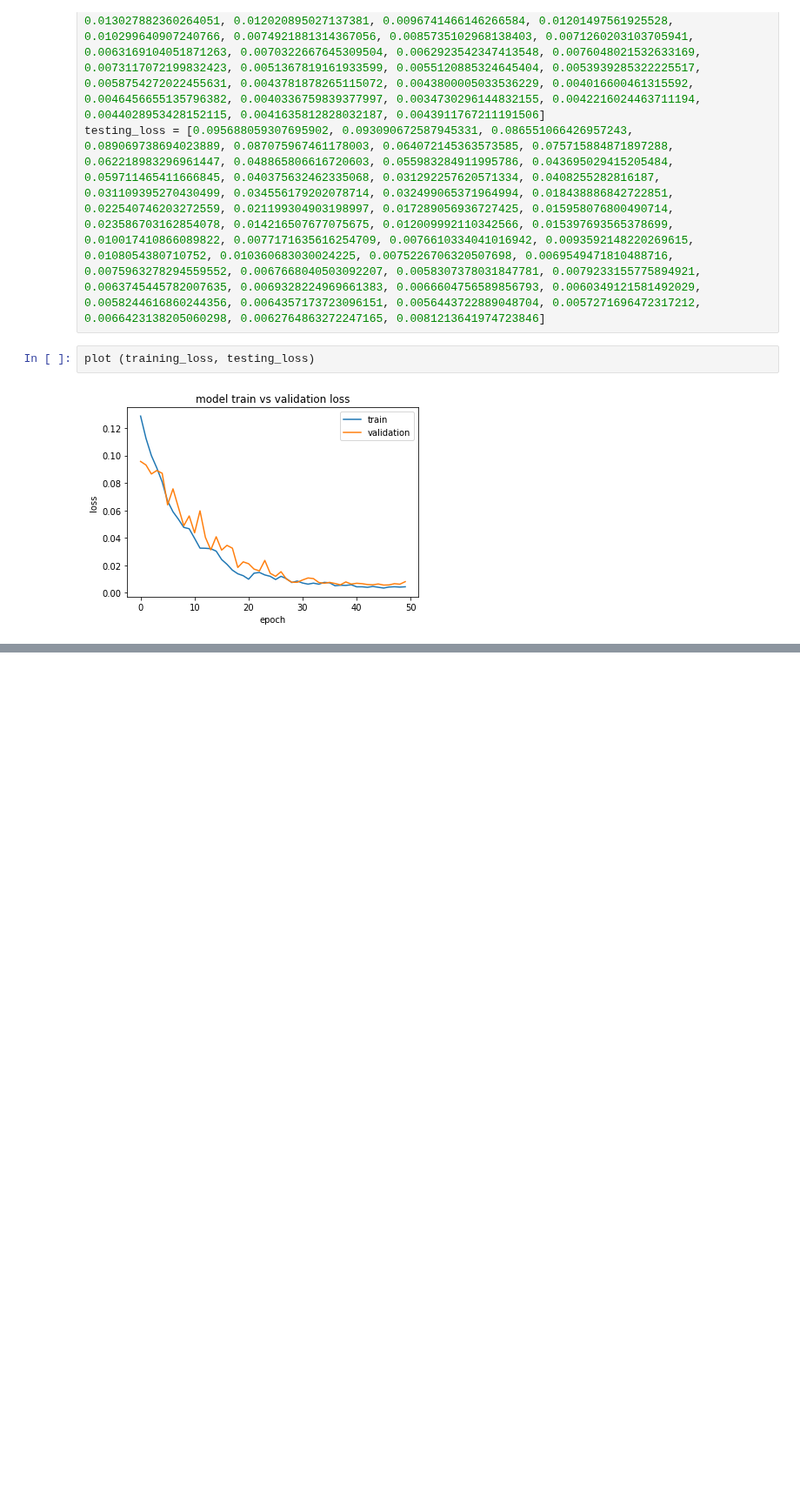
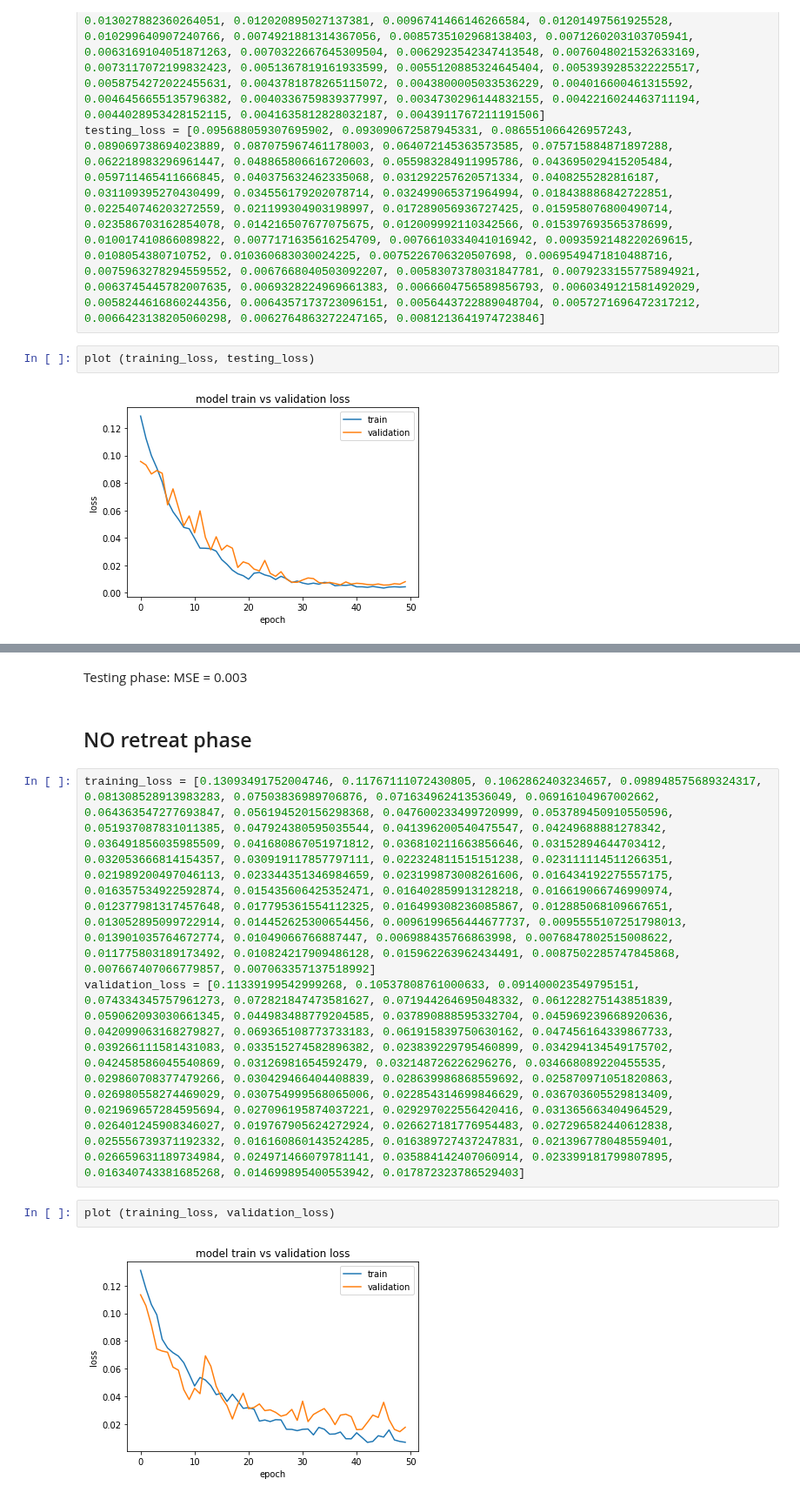
Before and after one commit to tuandnvn/learn-to-perform, a Jupyter notebook: notebooks/learning_progress_demo.ipynb, the cells around one changed output, grey strips where cells are left out. Shown at 87% size. Saved outputs shown, nothing was run; the diff lists cells and outputs as text; blank space fills up the shorter version.

```diff
--- a/notebooks/learning_progress_demo.ipynb
+++ b/notebooks/learning_progress_demo.ipynb
@@ -100,2 +100,14 @@ plot (training_loss, testing_loss)
 # %% [output]
 [figure]
+# %% [markdown]
+Testing phase:
+MSE = 0.003
+# %% [markdown]
+## NO retreat phase
+# %%
+training_loss = [0.13093491752004746, 0.11767111072430805, 0.1062862403234657, 0.098948575689324317, 0.081308528913983283, 0.07503836989706876, 0.071634962413536049, 0.06916104967002662, 0.064363547277693847, 0.056194520156298368, 0.047600233499720999, 0.053789450910550596, 0.051937087831011385, 0.047924380595035544, 0.041396200540475547, 0.04249688881278342, 0.036491856035985509, 0.041680867051971812, 0.036810211663856646, 0.03152894644703412, 0.032053666814154357, 0.030919117857797111, 0.022324811515151238, 0.023111114511266351, 0.021989200497046113, 0.023344351346984659, 0.023199873008261606, 0.016434192275557175, 0.016357534922592874, 0.015435606425352471, 0.016402859913128218, 0.016619066746990974, 0.012377981317457648, 0.017795361554112325, 0.016499308236085867, 0.012885068109667651, 0.013052895099722914, 0.014452625300654456, 0.0096199656444677737, 0.0095555107251798013, 0.013901035764672774, 0.01049066766887447, 0.006988435766863998, 0.0076847802515008622, 0.011775803189173492, 0.010824217909486128, 0.015962263962434491, 0.0087502285747845868, 0.007667407066779857, 0.007063357137518992]
+validation_loss = [0.11339199542999268, 0.10537808761000633, 0.091400023549795151, 0.074334345757961273, 0.072821847473581627, 0.071944264695048332, 0.061228275143851839, 0.059062093030661345, 0.044983488779204585, 0.037890888595332704, 0.045969239668920636, 0.042099063168279827, 0.069365108773733183, 0.061915839750630162, 0.047456164339867733, 0.039266111581431083, 0.033515274582896382, 0.023839229795460899, 0.034294134549175702, 0.042458586045540869, 0.03126981654592479, 0.032148726226296276, 0.034668089220455535, 0.029860708377479266, 0.030429466404408839, 0.028639986868559692, 0.025870971051820863, 0.026980558274469029, 0.030754999568065006, 0.022854314699846629, 0.036703605529813409, 0.021969657284595694, 0.027096195874037221, 0.029297022556420416, 0.031365663404964529, 0.026401245908346027, 0.019767905624272924, 0.026627181776954483, 0.027296582440612838, 0.025556739371192332, 0.016160860143524285, 0.016389727437247831, 0.021396778048559401, 0.026659631189734984, 0.024971466079781141, 0.035884142407060914, 0.023399181799807895, 0.016340743381685268, 0.014699895400553942, 0.017872323786529403]
+# %%
+plot (training_loss, validation_loss)
+# %% [output]
+[figure, added]
```
Also changed, not shown: parts of 18 cells of this notebook, 7 other files.
